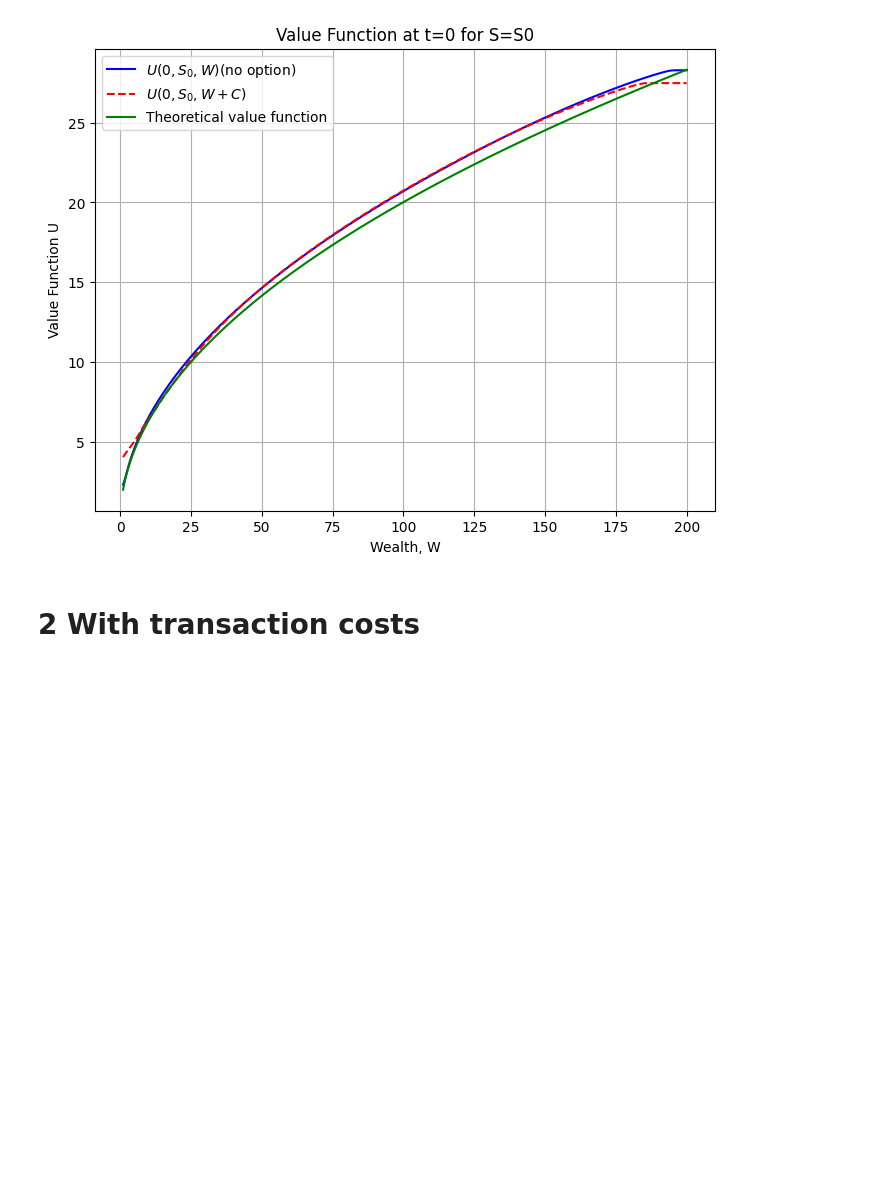
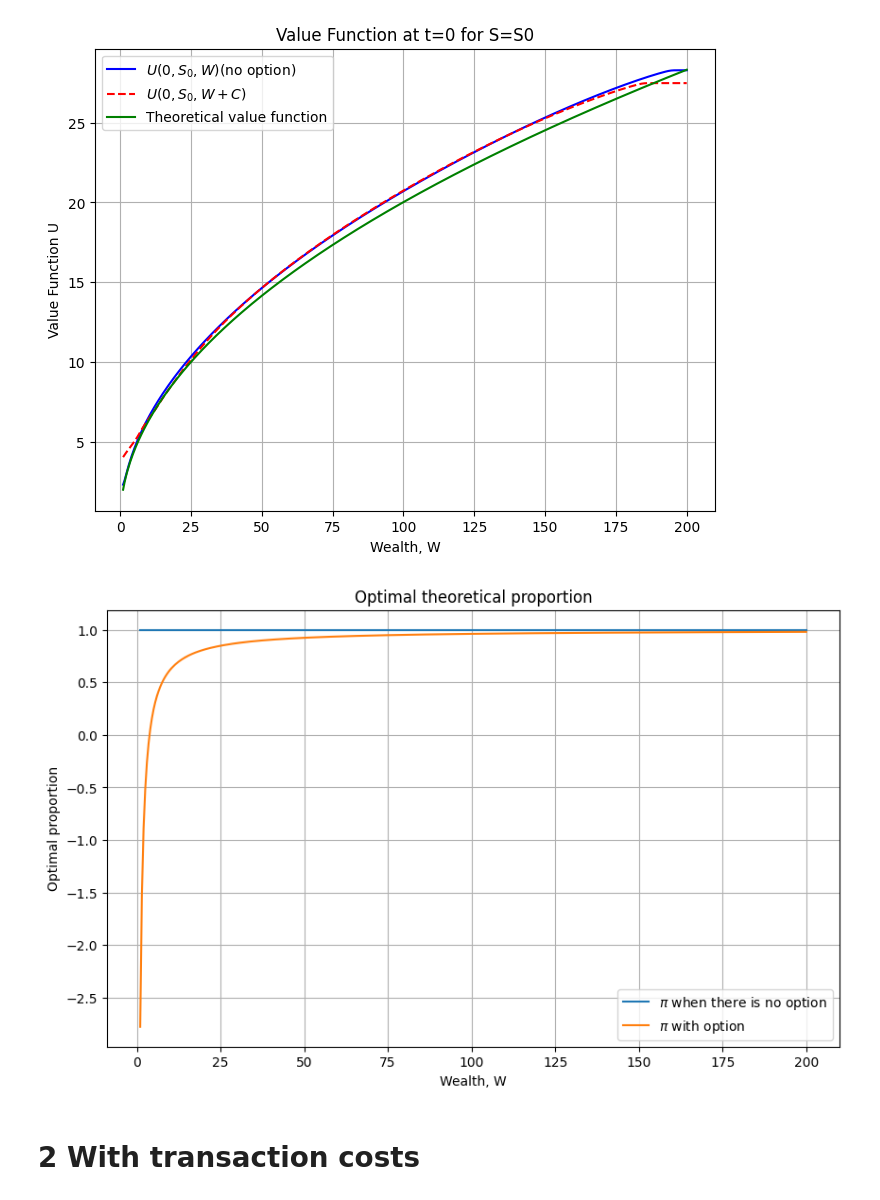
Before and after one commit to JulesArzel/Deep_Hedging_v2, a Jupyter notebook: Main.ipynb, the cells around one changed output. Cells and saved outputs as stored; diff of their text form; code cells hidden in the pictures; blank space fills up the shorter version.

Commit message:
Pi theo

```diff
--- a/Main.ipynb
+++ b/Main.ipynb
@@ -237,6 +237,18 @@ for n in reversed(range(N_t)):
         for j, W in enumerate(W_grid):
             Pi_vals[j] = (alpha-r)/(sigma**2*(1-gamma))*((W-Price)/W)+(Price/W)*Delt
         Pi_theo_opt[(n,i)] = Pi_vals
+# %%
+plt.figure(figsize=(10, 6))
+plt.plot(W_grid, Pi_theo[:,0], label="$\pi$ when there is no option")
+plt.plot(W_grid, Pi_theo_opt[(0,0)], label="$\pi$ with option")
+plt.xlabel("Wealth, W")
+plt.ylabel("Optimal proportion")
+plt.title("Optimal theoretical proportion")
+plt.legend()
+plt.grid(True)
+plt.show()
+# %% [output]
+[figure, added]
 # %% [markdown]
 # 2 With transaction costs
 # %% [markdown]
```
